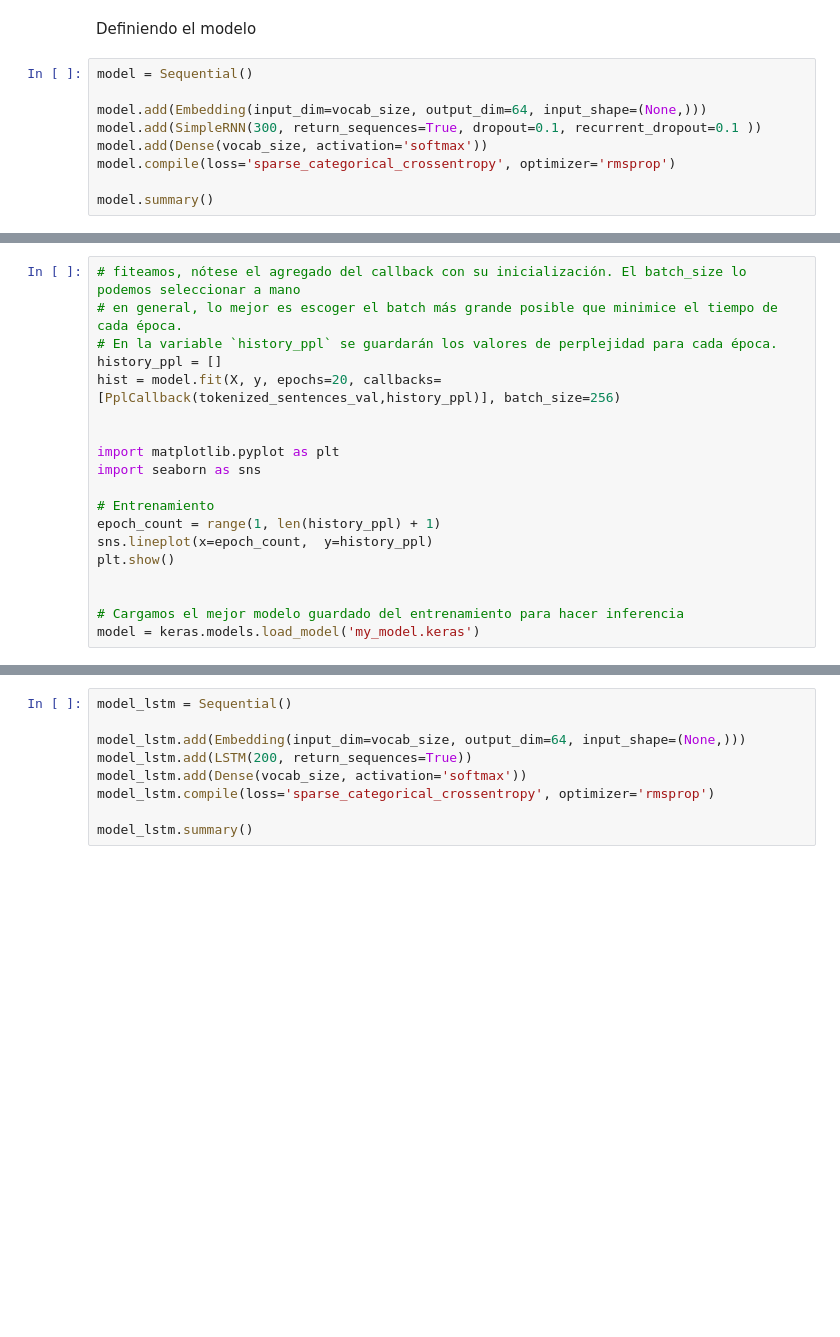
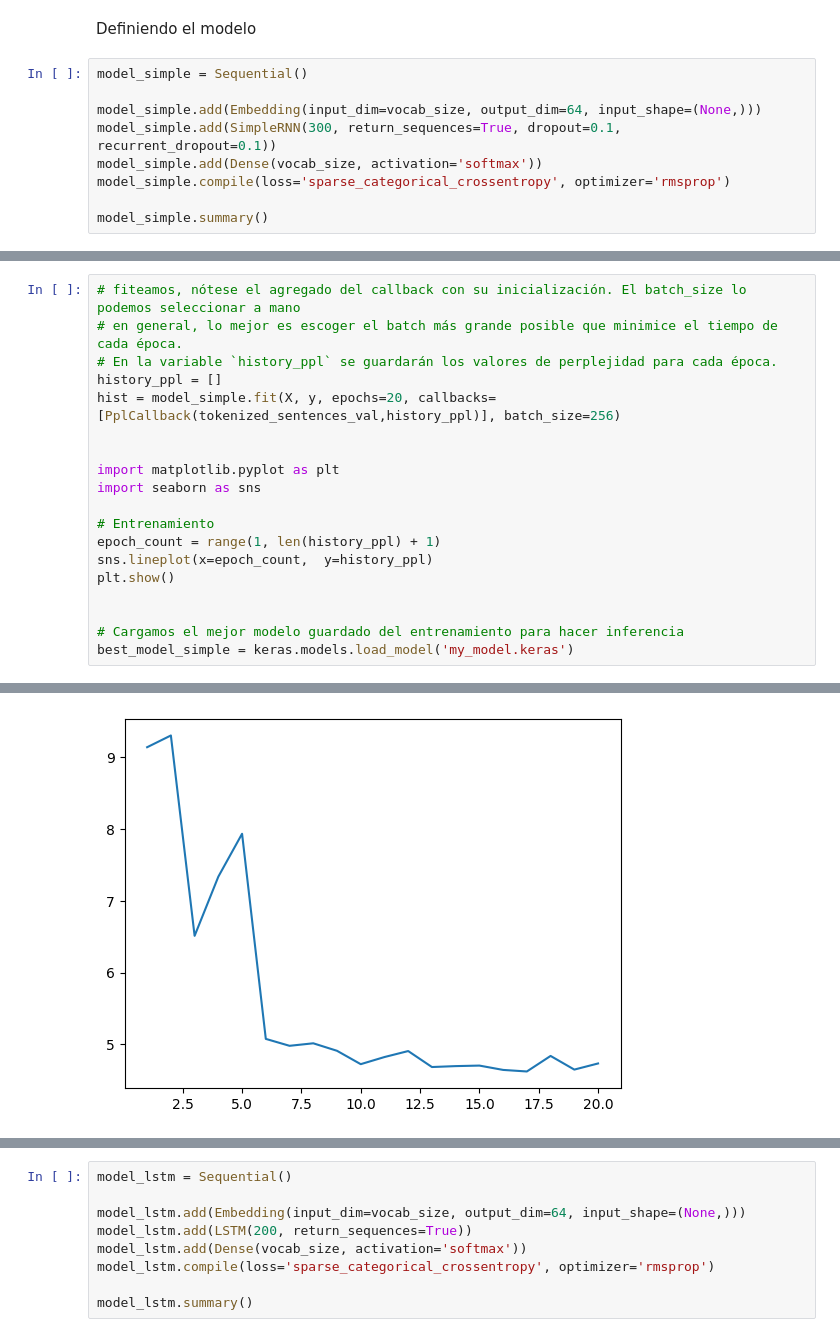
Before and after one commit to antonellagambarte/procesamiento_del_lenguaje_I, a Jupyter notebook: Desafio_3.ipynb, the cells around one changed output, grey strips where cells are left out. Saved outputs shown, nothing was run; the diff lists cells and outputs as text; blank space fills up the shorter version.

Commit message:
modelo simple

```diff
--- a/Desafio_3.ipynb
+++ b/Desafio_3.ipynb
@@ -117,12 +192,12 @@ vocab_size = len(chars_vocab)
 # %% [markdown]
 Definiendo el modelo
 # %%
-model = Sequential()
+model_simple = Sequential()
 
-model.add(Embedding(input_dim=vocab_size, output_dim=64, input_shape=(None,)))
-model.add(SimpleRNN(300, return_sequences=True, dropout=0.1, recurrent_dropout=0.1 ))
-model.add(Dense(vocab_size, activation='softmax'))
-model.compile(loss='sparse_categorical_crossentropy', optimizer='rmsprop')
+model_simple.add(Embedding(input_dim=vocab_size, output_dim=64, input_shape=(None,)))
+model_simple.add(SimpleRNN(300, return_sequences=True, dropout=0.1, recurrent_dropout=0.1))
+model_simple.add(Dense(vocab_size, activation='softmax'))
+model_simple.compile(loss='sparse_categorical_crossentropy', optimizer='rmsprop')
 
-model.summary()
+model_simple.summary()
 # %% [output]
@@ -220,7 +219,7 @@ class PplCallback(keras.callbacks.Callback):
 # en general, lo mejor es escoger el batch más grande posible que minimice el tiempo de cada época.
 # En la variable `history_ppl` se guardarán los valores de perplejidad para cada época.
 history_ppl = []
-hist = model.fit(X, y, epochs=20, callbacks=[PplCallback(tokenized_sentences_val,history_ppl)], batch_size=256)
+hist = model_simple.fit(X, y, epochs=20, callbacks=[PplCallback(tokenized_sentences_val,history_ppl)], batch_size=256)
 
 
 import matplotlib.pyplot as plt
@@ -233,5 +232,5 @@ plt.show()
 
 
 # Cargamos el mejor modelo guardado del entrenamiento para hacer inferencia
-model = keras.models.load_model('my_model.keras')
+best_model_simple = keras.models.load_model('my_model.keras')
 # %% [output]
@@ -238,0 +254 @@ NameError: name 'model' is not defined
+[figure, added]
```
Also changed, not shown: parts of 9 cells of this notebook.
